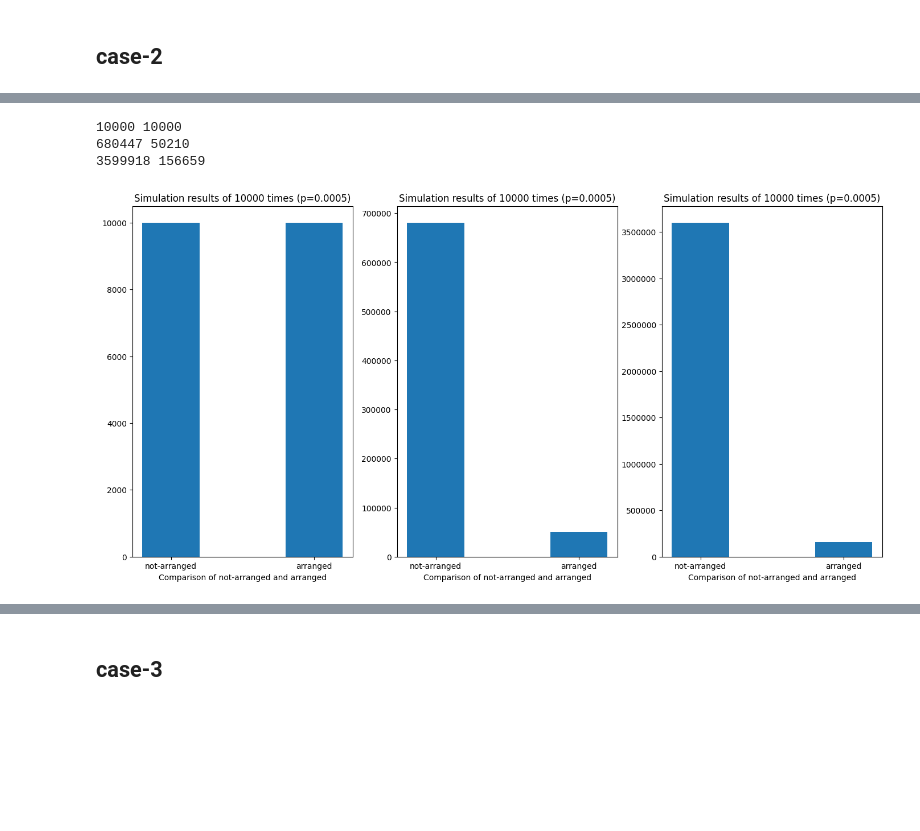
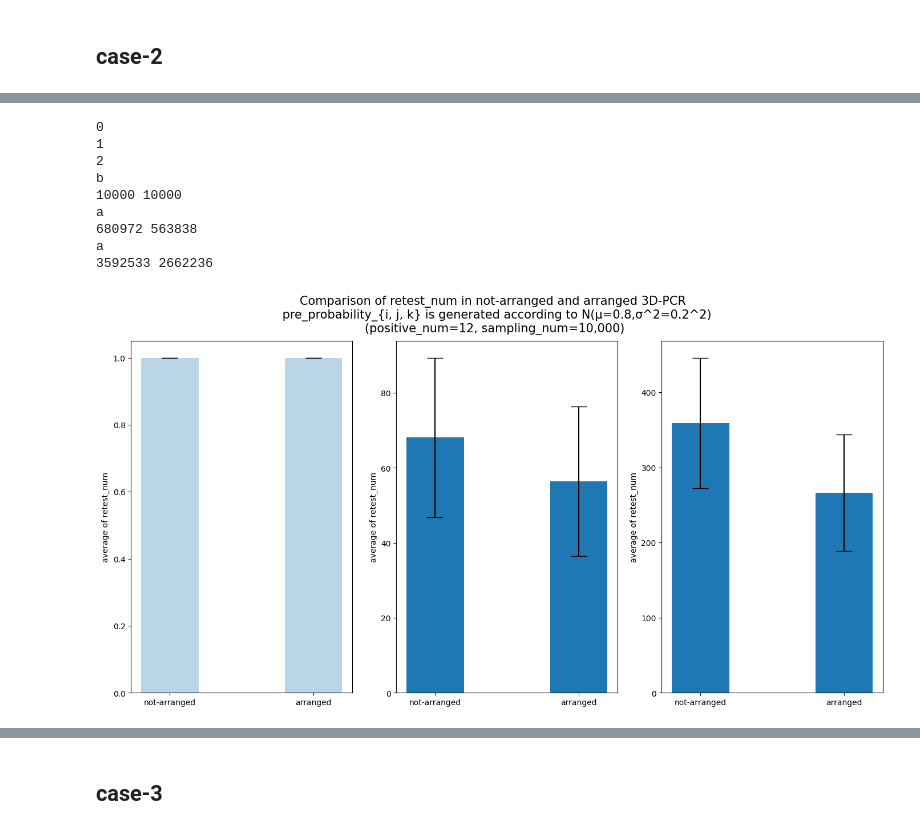
Before and after one commit to iGEM-TokyoTech/2023-Software-3D-PCR, a Jupyter notebook: notebooks/simulator.ipynb, the cells around one changed output, grey strips where cells are left out. Cells and saved outputs as stored; diff of their text form; code cells hidden in the pictures; blank space fills up the shorter version.

```diff
--- a/notebooks/simulator.ipynb
+++ b/notebooks/simulator.ipynb
@@ -61,3 +142,9 @@ def check_significant_difference(sample_1, sample_2):
         return True
     else:
         return False
+# %%
+plates = np.zeros(sample_size)
+plates[[1, 2, 0]] = 1
+plates[[1, 5, 6]] = 1
+# visualizer_positive(plates, (10, 589))
+visualizer(plates)
@@ -134,0 +291,13 @@ fig.show()
+# %%
+positive_index = np.random.choice(960, 5, replace=False)
+
+positive_index = np.unravel_index(positive_index, (12, 8, 10))
+
+plates = np.zeros(sample_size)
+plates[positive_index] = 1
+
+arranged_plates = np.zeros(sample_size)
+arranged_plates[:5, 0, 0] = 1
+
+visualizer(plates, title=f'Retest required well(Red wells need to be retested) not-arranged \n (retest_num={calculate_positive_indices(plates)})')
+visualizer(arranged_plates, title=f'Retest required well(Red wells need to be retested) arranged \n (retest_num={calculate_positive_indices(arranged_plates)})')
@@ -136,10 +309,14 @@ fig.show()
 result_2_pure = [] # densityごとに区切っている
 result_2_arranged = []
 cases = [1, 5, 12]
+mu, sigma = 0.8, 0.2
 
 for data_density in range(len(cases)):
+# for data_density in range(1, 2):
     temp_pure = []
     temp_arranged = []
+    # fix seed
+    np.random.seed(0)
     for _ in range(shot_num):
         positive_index = np.random.choice(960, cases[data_density], replace=False)
 
@@ -158,9 +335,12 @@ for data_density in range(len(cases)):
         temp_pure.append(calculate_positive_indices(plates))
         # print(temp_pure[-1]) if cases[data_density] == 1 and temp_pure[-1] != 1 else None, ok
 
-        pre_probability_layer = np.power(np.random.rand(*sample_size), p)
+        pre_probability_layer = np.random.normal(mu, sigma, sampling_num)
+        pre_probability_layer = pre_probability_layer[(pre_probability_layer >= 0) & (pre_probability_layer <= 1)]
+        pre_probability_layer = pre_probability_layer[:960].reshape(sample_size)
 
         random_matrix = np.random.random(sample_size)
+
         mask = random_matrix < pre_probability_layer
         pseudo_plates = np.where(mask, plates, 1 - plates)
 
@@ -177,38 +357,57 @@ for data_density in range(len(cases)):
 
         # print(sum(arranged_plates)) if sum(arranged_plates) != cases[data_density] else None, ok
 
         arranged_plates = np.array(arranged_plates).reshape(10, 8, 12).transpose(2, 1, 0)
 
         print(len(np.nonzero(arranged_plates)[0])) if len(np.nonzero(arranged_plates)[0]) != cases[data_density] else None
         # check upper bound and lower bound
         print('a', len(np.nonzero(arranged_plates)[0])) if not(cases[data_density] <= calculate_positive_indices(arranged_plates) <= min(cases[data_density], 12) * min(cases[data_density], 8), min(cases[data_density], 10)) else None
 
         temp_arranged.append(calculate_positive_indices(arranged_plates))
-
+    print(data_density)
     result_2_pure.append(temp_pure)
     result_2_arranged.append(temp_arranged)
 
 # visualize
 fig = plt.figure(figsize=(17, 8))
 
 for i in range(len(result_2_pure)):
     ax = fig.add_subplot(1, 3, i+1)
 
-    ax.bar([0, 2], [sum(result_2_pure[i]), sum(result_2_arranged[i])])
+    mean_pure, mean_arranged = np.mean(result_2_pure[i]), np.mean(result_2_arranged[i])
+    std_pure, std_arranged = np.std(result_2_pure[i]), np.std(result_2_arranged[i])
+    if check_significant_difference(result_2_pure[i], result_2_arranged[i]):
+        print('a')
+        alpha = 1.0
+    else:
+        print('b')
+        alpha = 0.3
+
+    ax.bar(0, mean_pure, yerr=std_pure, capsize=10, color='#1f77b4', alpha=alpha)
+    ax.bar(2, mean_arranged, yerr=std_arranged, capsize=10, color='#1f77b4', alpha=alpha)
+
     print(sum(result_2_pure[i]), sum(result_2_arranged[i]))
-    ax.set_xlabel('Comparison of not-arranged and arranged')
+    # ax.set_xlabel('Comparison of not-arranged and arranged')
 
     ticks_location = [0, 2]  # この位置に目盛りを設定
     labels = ['not-arranged', 'arranged']   # このラベルを表示
 
     ax.set_xticks(ticks_location)
     ax.set_xticklabels(labels)
-    ax.set_title(f'Simulation results of {shot_num} times (p={p})')
+    # ax.set_title(f'Simulation results of {shot_num} times (μ={mu},σ={sigma})')
+    ax.set_ylabel('average of retest_num')
+    ax.ticklabel_format(style='plain',axis='y')
+fig.suptitle('Comparison of retest_num in not-arranged and arranged 3D-PCR \n pre_probability_{i, j, k} is generated according to ' + f'N(μ={mu},σ^2={sigma}^2)\n' + f'(positive_num={cases[data_density]}, sampling_num={shot_num:,})', size=15)
 
-    ax.ticklabel_format(style='plain',axis='y')
 fig.show()
 # %% [output]
+0
+1
+2
+b
 10000 10000
-680447 50210
-3599918 156659
+a
+680972 563838
+a
+3592533 2662236
-[figure, old version]
+[figure, new version]
```
Also changed, not shown: parts of 8 cells of this notebook, 1 other file.
